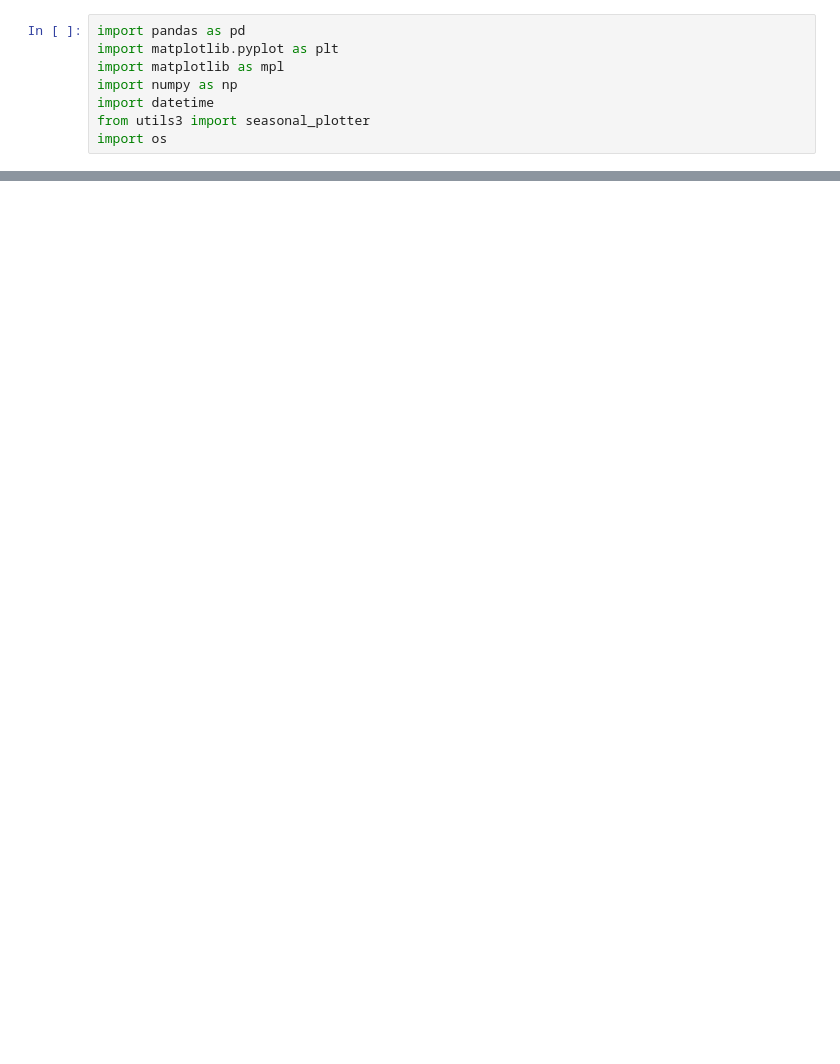
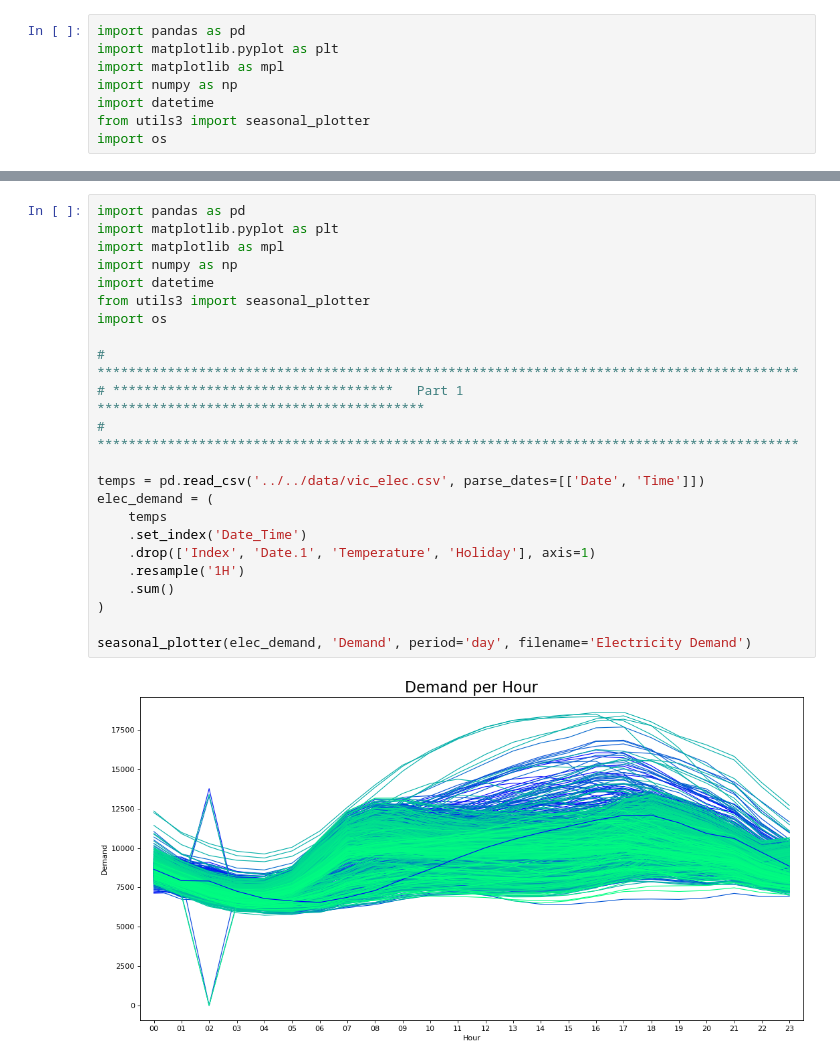
Before and after one commit to marknhenry/forecasting, a Jupyter notebook: exploration/py/02 - Test Seasonal Plot.ipynb, the cells around one changed output, grey strips where cells are left out. Drawn from its saved outputs; the diff is of its cells as text; blank space fills up the shorter version.

```diff
--- a/exploration/py/02 - Test Seasonal Plot.ipynb
+++ b/exploration/py/02 - Test Seasonal Plot.ipynb
@@ -49,0 +50,25 @@ seasonal_plotter(a10, 'Cost', filename='a10.jpg', period='year')
+# %%
+import pandas as pd
+import matplotlib.pyplot as plt
+import matplotlib as mpl
+import numpy as np
+import datetime
+from utils3 import seasonal_plotter
+import os
+
+# ******************************************************************************************
+# ************************************   Part 1   ******************************************
+# ******************************************************************************************
+
+temps = pd.read_csv('../../data/vic_elec.csv', parse_dates=[['Date', 'Time']])
+elec_demand = (
+    temps
+    .set_index('Date_Time')
+    .drop(['Index', 'Date.1', 'Temperature', 'Holiday'], axis=1)
+    .resample('1H')
+    .sum()
+)
+
+seasonal_plotter(elec_demand, 'Demand', period='day', filename='Electricity Demand')
+# %% [output]
+[figure, added]
```
Also changed, not shown: parts of 2 cells of this notebook, 4 other files.
